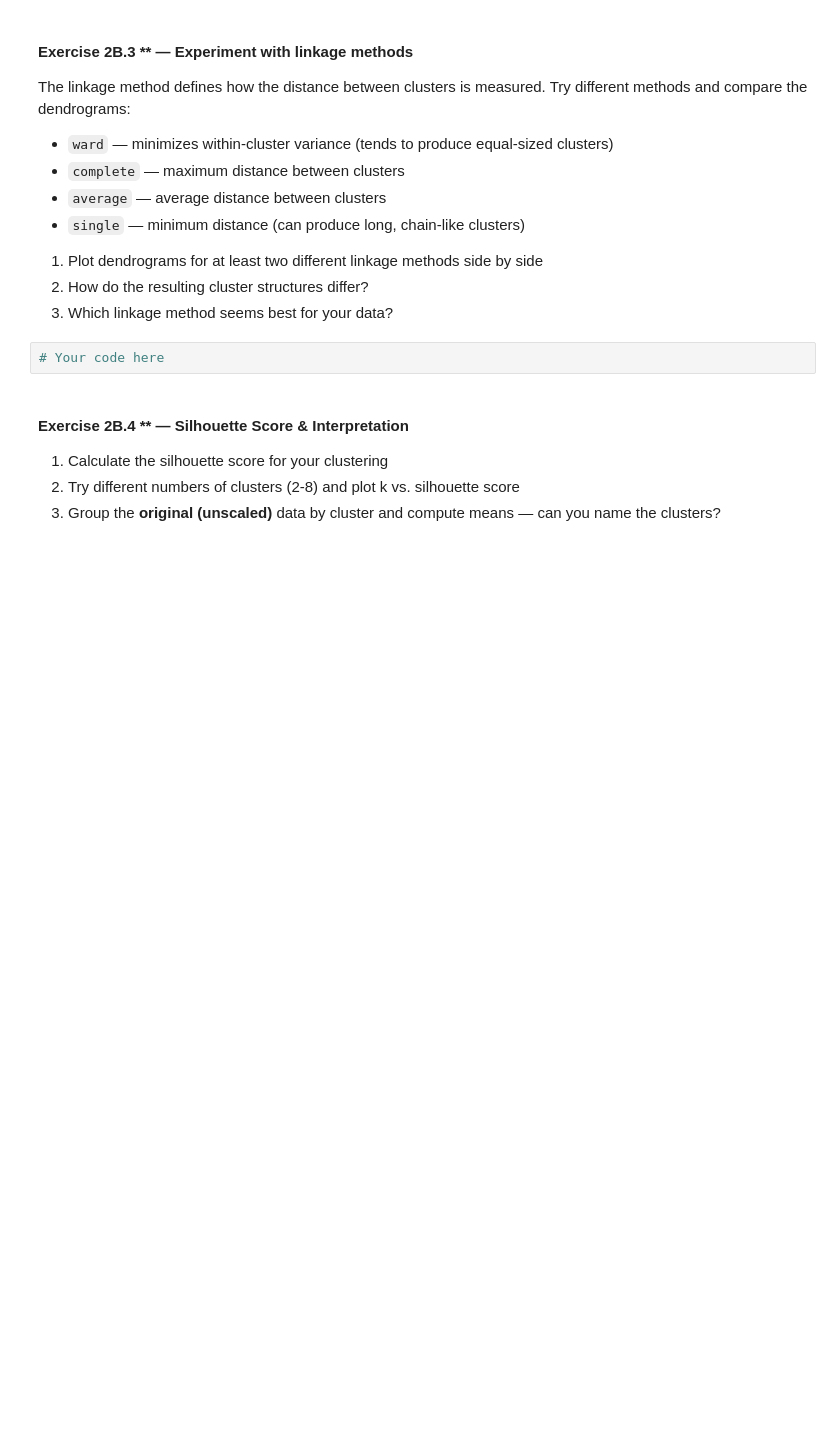
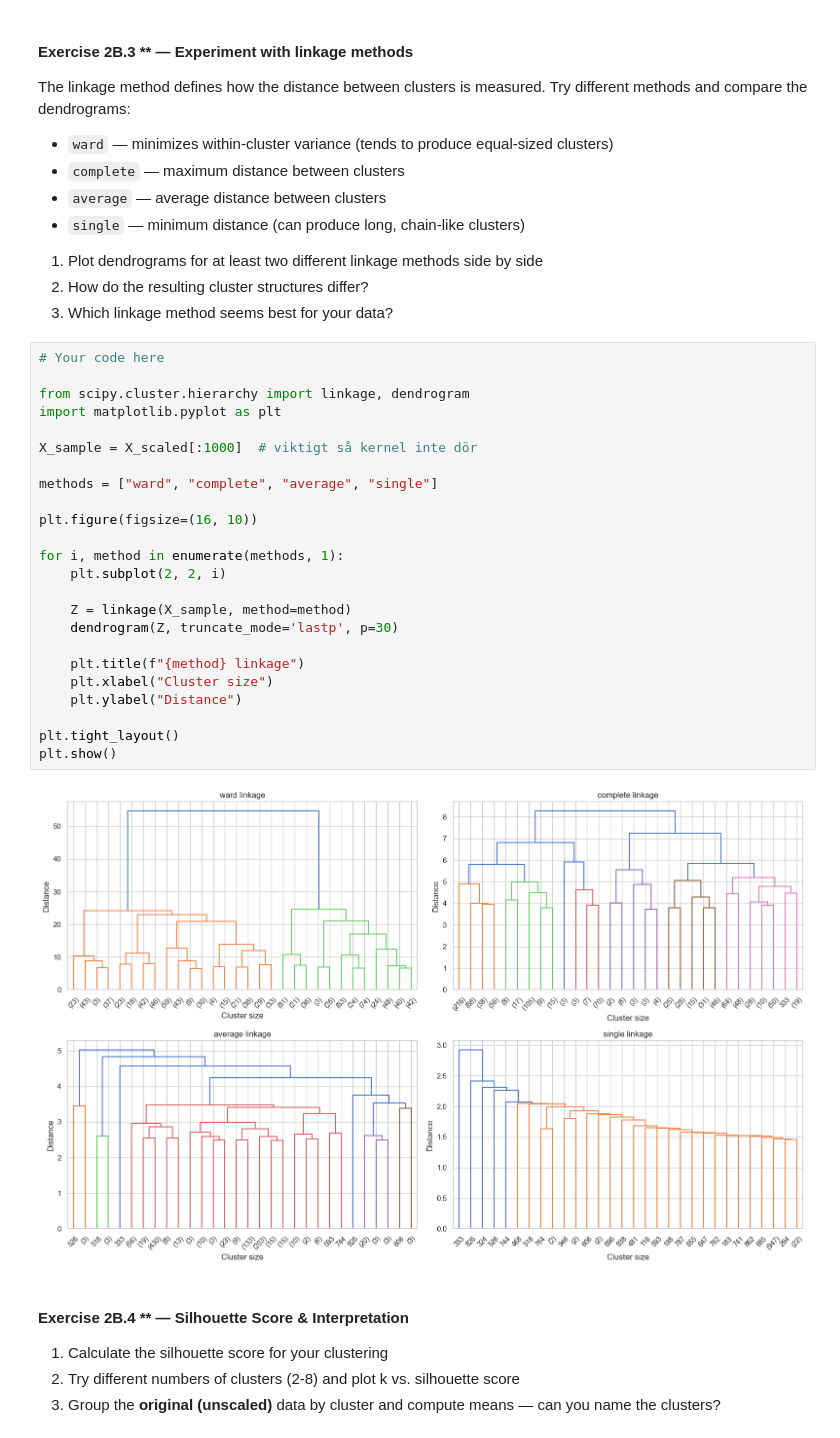
Before and after one commit to Phinil/Workshop-UML, a Jupyter notebook: unsupervised_ml_workshop.ipynb, the cells around one changed output. Cells and saved outputs as stored; diff of their text form; blank space fills up the shorter version.

```diff
--- a/unsupervised_ml_workshop.ipynb
+++ b/unsupervised_ml_workshop.ipynb
@@ -389,8 +437,32 @@ The linkage method defines how the distance between clusters is measured. Try di
 1. Plot dendrograms for at least two different linkage methods side by side
 2. How do the resulting cluster structures differ?
 3. Which linkage method seems best for your data?
-# %%
-# Your code here
+# %%
+# Your code here
+
+from scipy.cluster.hierarchy import linkage, dendrogram
+import matplotlib.pyplot as plt
+
+X_sample = X_scaled[:1000]  # viktigt så kernel inte dör
+
+methods = ["ward", "complete", "average", "single"]
+
+plt.figure(figsize=(16, 10))
+
+for i, method in enumerate(methods, 1):
+    plt.subplot(2, 2, i)
+
+    Z = linkage(X_sample, method=method)
+    dendrogram(Z, truncate_mode='lastp', p=30)
+
+    plt.title(f"{method} linkage")
+    plt.xlabel("Cluster size")
+    plt.ylabel("Distance")
+
+plt.tight_layout()
+plt.show()
+# %% [output]
+[figure, added]
 # %% [markdown]
 #### Exercise 2B.4 ** — Silhouette Score & Interpretation
 
```
Also changed, not shown: parts of 14 cells of this notebook.
